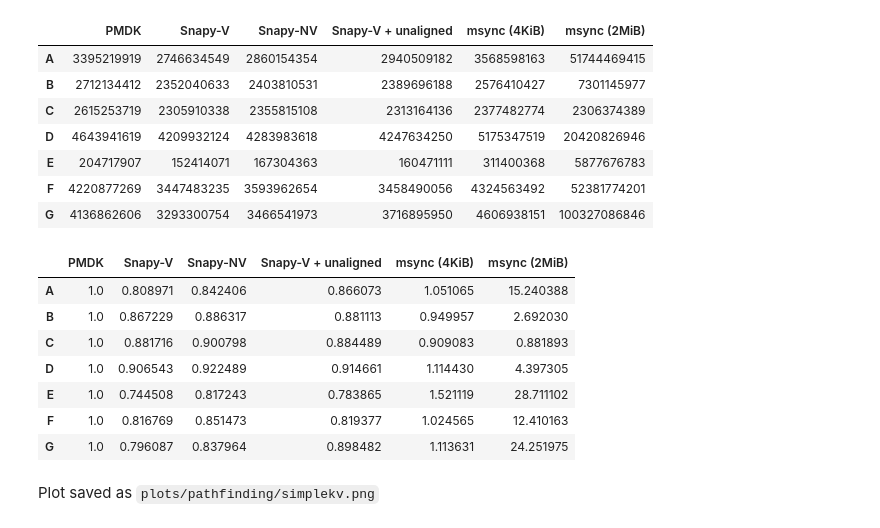
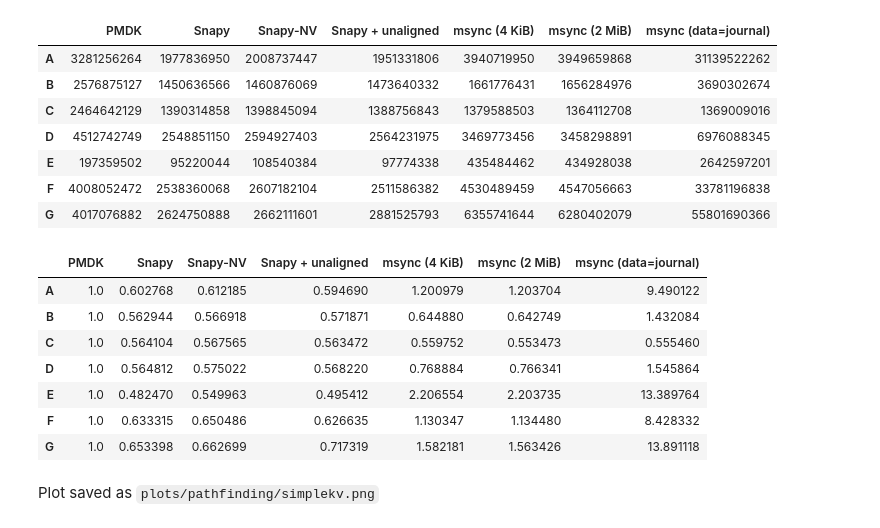
Before and after one commit to NVSL/snapshot-public, a Jupyter notebook: src/scripts/map.ipynb, the cells around one changed output. Saved outputs shown, nothing was run; the diff lists cells and outputs as text; code cells hidden in the pictures.

Commit message:
memset fix, MAP_PRIVATE fix and new data

```diff
--- a/src/scripts/map.ipynb
+++ b/src/scripts/map.ipynb
@@ -76,5 +97,5 @@ df_raw = df_raw.T
 # %%
-v = (df_raw.T[index_v]).T[['pmdk', 'snashot', 'msync', 'msync huge page']]
+v = (df_raw.T[index_v]).T[['pmdk', 'snashot', 'msync', 'msync huge page', 'msync data journal']]
 v.index = index_vals
 v
 # %% [output]
@@ -115,22 +136,23 @@ Name: pmdk, dtype: object
 # %%
 df = pd.DataFrame()
 df['PMDK'] = np.int_(v['pmdk'])
-df['Snapy-V'] = np.int_(v['snashot'])
+df['Snapy'] = np.int_(v['snashot'])
 df['Snapy-NV'] = np.int_(nv)
-df['Snapy-V + unaligned'] = np.int_(ua)
-df['msync (4KiB)'] = np.int_(v['msync'])
-df['msync (2MiB)'] = np.int_(v['msync huge page'])
+df['Snapy + unaligned'] = np.int_(ua)
+df['msync (4 KiB)'] = np.int_(v['msync'])
+df['msync (2 MiB)'] = np.int_(v['msync huge page'])
+df['msync (data=journal)'] = np.int_(v['msync data journal'])
 df.index = [val.capitalize() for val in index_vals]
 df
 # %% [output]
-|  | PMDK | Snapy-V | Snapy-NV | Snapy-V + unaligned | msync (4KiB) | msync (2MiB) |
-| A | 3395219919 | 2746634549 | 2860154354 | 2940509182 | 3568598163 | 51744469415 |
-| B | 2712134412 | 2352040633 | 2403810531 | 2389696188 | 2576410427 | 7301145977 |
-| C | 2615253719 | 2305910338 | 2355815108 | 2313164136 | 2377482774 | 2306374389 |
-| D | 4643941619 | 4209932124 | 4283983618 | 4247634250 | 5175347519 | 20420826946 |
-| E | 204717907 | 152414071 | 167304363 | 160471111 | 311400368 | 5877676783 |
-| F | 4220877269 | 3447483235 | 3593962654 | 3458490056 | 4324563492 | 52381774201 |
-| G | 4136862606 | 3293300754 | 3466541973 | 3716895950 | 4606938151 | 100327086846 |
+|  | PMDK | Snapy | Snapy-NV | Snapy + unaligned | msync (4 KiB) | msync (2 MiB) | msync (data=journal) |
+| A | 3281256264 | 1977836950 | 2008737447 | 1951331806 | 3940719950 | 3949659868 | 31139522262 |
+| B | 2576875127 | 1450636566 | 1460876069 | 1473640332 | 1661776431 | 1656284976 | 3690302674 |
+| C | 2464642129 | 1390314858 | 1398845094 | 1388756843 | 1379588503 | 1364112708 | 1369009016 |
+| D | 4512742749 | 2548851150 | 2594927403 | 2564231975 | 3469773456 | 3458298891 | 6976088345 |
+| E | 197359502 | 95220044 | 108540384 | 97774338 | 435484462 | 434928038 | 2642597201 |
+| F | 4008052472 | 2538360068 | 2607182104 | 2511586382 | 4530489459 | 4547056663 | 33781196838 |
+| G | 4017076882 | 2624750888 | 2662111601 | 2881525793 | 6355741644 | 6280402079 | 55801690366 |
 # %%
 pmdk_col = df['PMDK']
 df_norm = df.copy(deep=True)
@@ -138,12 +160,12 @@ for col in df:
     df_norm[col] = df[col]/pmdk_col
 df_norm
 # %% [output]
-|  | PMDK | Snapy-V | Snapy-NV | Snapy-V + unaligned | msync (4KiB) | msync (2MiB) |
-| A | 1.0 | 0.808971 | 0.842406 | 0.866073 | 1.051065 | 15.240388 |
-| B | 1.0 | 0.867229 | 0.886317 | 0.881113 | 0.949957 | 2.692030 |
-| C | 1.0 | 0.881716 | 0.900798 | 0.884489 | 0.909083 | 0.881893 |
-| D | 1.0 | 0.906543 | 0.922489 | 0.914661 | 1.114430 | 4.397305 |
-| E | 1.0 | 0.744508 | 0.817243 | 0.783865 | 1.521119 | 28.711102 |
-| F | 1.0 | 0.816769 | 0.851473 | 0.819377 | 1.024565 | 12.410163 |
-| G | 1.0 | 0.796087 | 0.837964 | 0.898482 | 1.113631 | 24.251975 |
+|  | PMDK | Snapy | Snapy-NV | Snapy + unaligned | msync (4 KiB) | msync (2 MiB) | msync (data=journal) |
+| A | 1.0 | 0.602768 | 0.612185 | 0.594690 | 1.200979 | 1.203704 | 9.490122 |
+| B | 1.0 | 0.562944 | 0.566918 | 0.571871 | 0.644880 | 0.642749 | 1.432084 |
+| C | 1.0 | 0.564104 | 0.567565 | 0.563472 | 0.559752 | 0.553473 | 0.555460 |
+| D | 1.0 | 0.564812 | 0.575022 | 0.568220 | 0.768884 | 0.766341 | 1.545864 |
+| E | 1.0 | 0.482470 | 0.549963 | 0.495412 | 2.206554 | 2.203735 | 13.389764 |
+| F | 1.0 | 0.633315 | 0.650486 | 0.626635 | 1.130347 | 1.134480 | 8.428332 |
+| G | 1.0 | 0.653398 | 0.662699 | 0.717319 | 1.582181 | 1.563426 | 13.891118 |
 # %%
```
Also changed, not shown: parts of 10 cells of this notebook, 51 other files.
